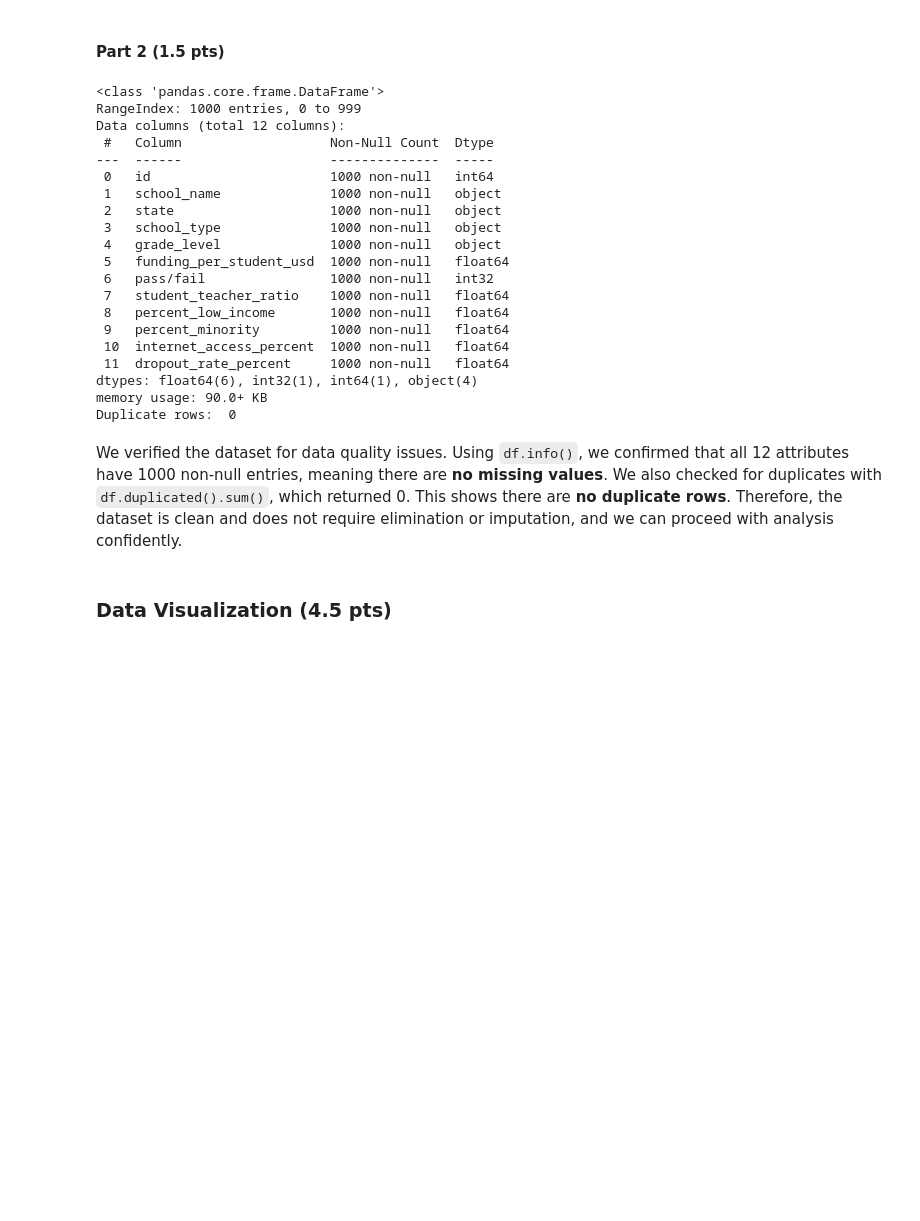
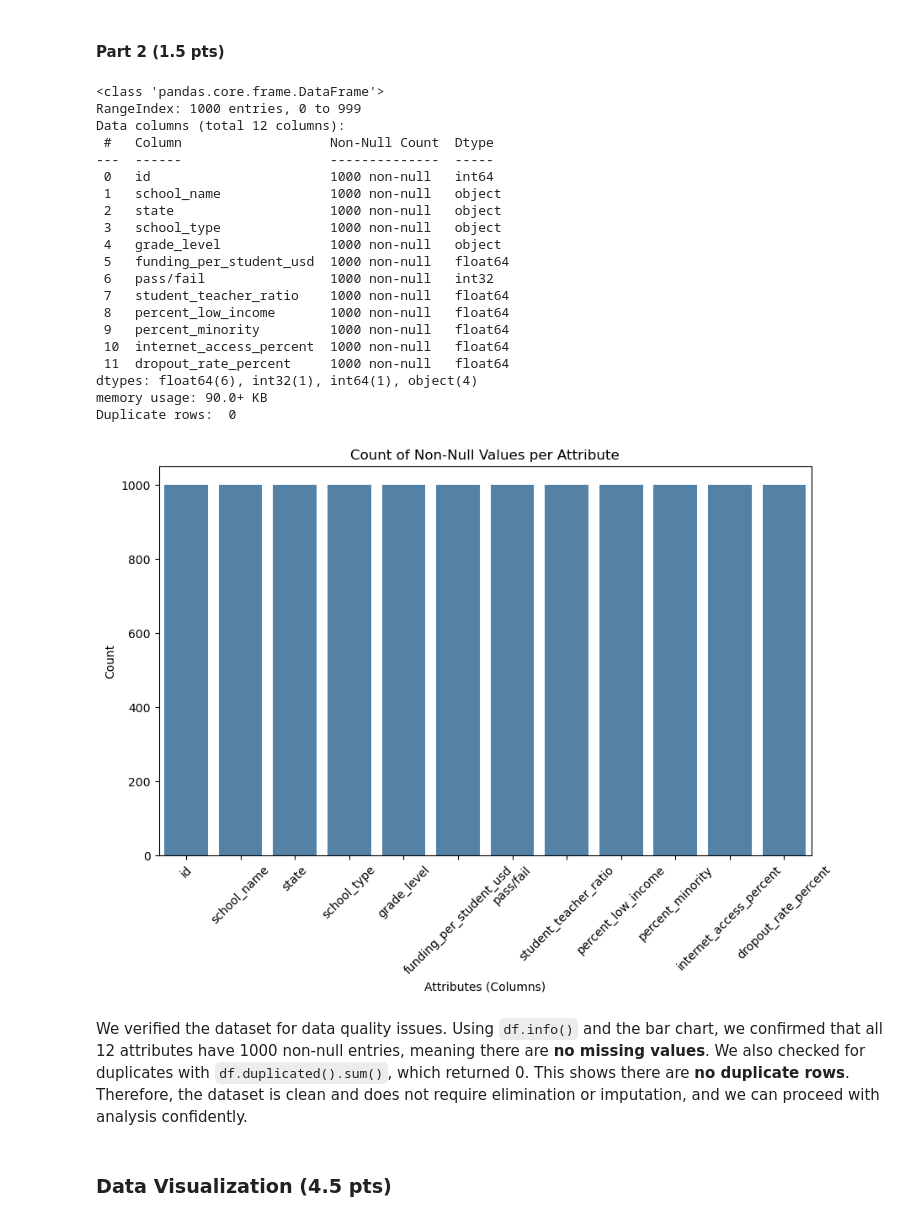
Before and after one commit to alexchans/ML_labs, a Jupyter notebook: labs/lab1.ipynb, the cells around one changed output. Drawn from its saved outputs; the diff is of its cells as text; code cells hidden in the pictures; blank space fills up the shorter version.

Commit message:
added graph for data understanding part 2

```diff
--- a/labs/lab1.ipynb
+++ b/labs/lab1.ipynb
@@ -78,31 +78,46 @@ We created a table to show the 12 attributes within the dataset along with their
 # %% [markdown]
 #### Part 2 (1.5 pts)
 # %%
+import seaborn as sns
+import matplotlib.pyplot as plt
+
 df.info()
 print("Duplicate rows: ", df.duplicated().sum())
+
+attribute_counts = df.count()
+
+# Bar chart to show completness of the dataset
+plt.figure(figsize=(10,6))
+sns.barplot(x=attribute_counts.index, y=attribute_counts.values, color="steelblue")
+plt.xticks(rotation=45)
+plt.title("Count of Non-Null Values per Attribute")
+plt.ylabel("Count")
+plt.xlabel("Attributes (Columns)")
+plt.show()
 # %% [output]
 <class 'pandas.core.frame.DataFrame'>
 RangeIndex: 1000 entries, 0 to 999
 Data columns (total 12 columns):
  #   Column                   Non-Null Count  Dtype
 ---  ------                   --------------  -----
  0   id                       1000 non-null   int64
  1   school_name              1000 non-null   object
  2   state                    1000 non-null   object
  3   school_type              1000 non-null   object
  4   grade_level              1000 non-null   object
  5   funding_per_student_usd  1000 non-null   float64
  6   pass/fail                1000 non-null   int32
  7   student_teacher_ratio    1000 non-null   float64
  8   percent_low_income       1000 non-null   float64
  9   percent_minority         1000 non-null   float64
  10  internet_access_percent  1000 non-null   float64
  11  dropout_rate_percent     1000 non-null   float64
 dtypes: float64(6), int32(1), int64(1), object(4)
 memory usage: 90.0+ KB
 Duplicate rows:  0
+[figure, added]
 # %% [markdown]
-We verified the dataset for data quality issues. Using `df.info()`, we confirmed that all 12 attributes have 1000 non-null entries, meaning there are **no missing values**. We also checked for duplicates with `df.duplicated().sum()`, which returned 0. This shows there are **no duplicate rows**. Therefore, the dataset is clean and does not require elimination or imputation, and we can proceed with analysis confidently.
+We verified the dataset for data quality issues. Using `df.info()` and the bar chart, we confirmed that all 12 attributes have 1000 non-null entries, meaning there are **no missing values**. We also checked for duplicates with `df.duplicated().sum()`, which returned 0. This shows there are **no duplicate rows**. Therefore, the dataset is clean and does not require elimination or imputation, and we can proceed with analysis confidently.
 # %% [markdown]
 ### Data Visualization (4.5 pts)
 # %% [markdown]
```
Also changed, not shown: parts of 1 cell of this notebook.
